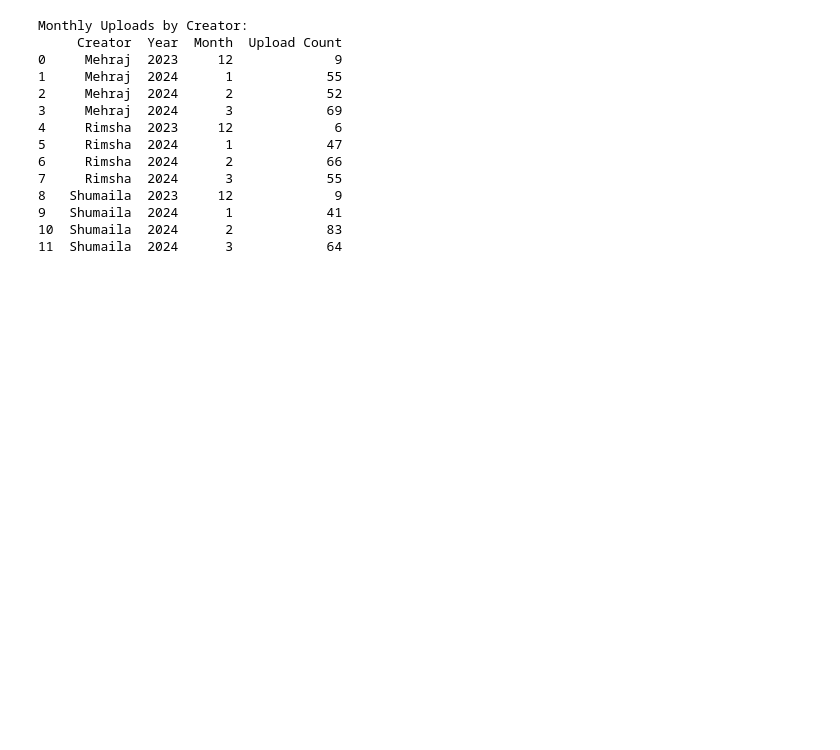
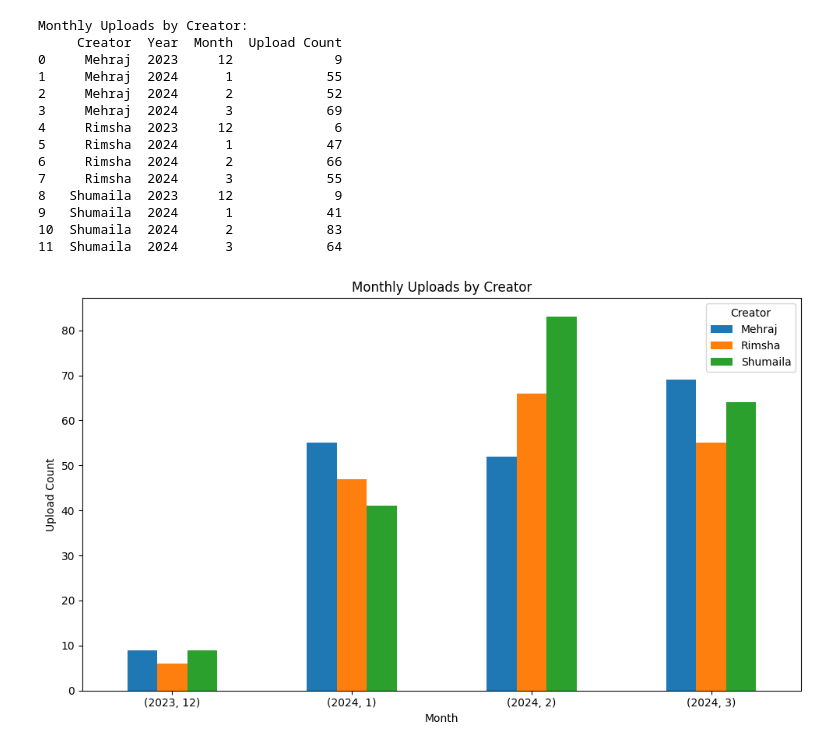
Before and after one commit to mehrajmehmood/pythonpro, a Jupyter notebook: videos.ipynb, the cells around one changed output. Saved outputs shown, nothing was run; the diff lists cells and outputs as text; code cells hidden in the pictures; blank space fills up the shorter version.

Commit message:
Add graph

```diff
--- a/videos.ipynb
+++ b/videos.ipynb
@@ -300,3 +300,24 @@ Monthly Uploads by Creator:
 9   Shumaila  2024      1            41
 10  Shumaila  2024      2            83
 11  Shumaila  2024      3            64
+# %%
+
+import pandas as pd
+import matplotlib.pyplot as plt
+file_path = r'D:/pythonpro/Python Videos for Python Pro Channel (Morning) - Pytho Pro.csv'
+df = pd.read_csv(file_path)
+df['Date (Published)'] = pd.to_datetime(df['Date (Published)'], dayfirst=True, errors='coerce')
+df = df.dropna(subset=['Date (Published)'])
+df['Month'] = df['Date (Published)'].dt.month
+df['Year'] = df['Date (Published)'].dt.year
+monthly_upload_count = df.groupby(['Creator', 'Year', 'Month']).size().unstack(level=0)
+monthly_upload_count.plot(kind='bar', figsize=(10, 6))
+plt.title('Monthly Uploads by Creator')
+plt.xlabel('Month')
+plt.ylabel('Upload Count')
+plt.xticks(rotation=0)
+plt.legend(title='Creator')
+plt.tight_layout()
+plt.show()
+# %% [output]
+[figure, added]
```
